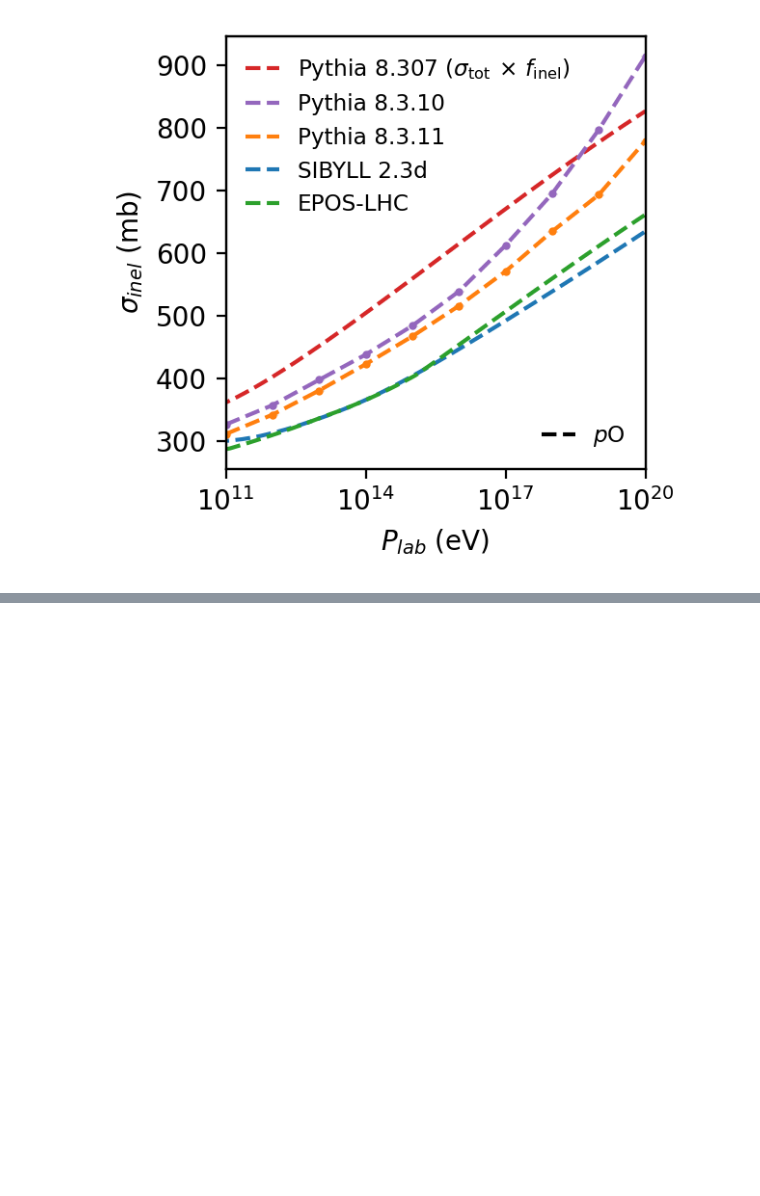
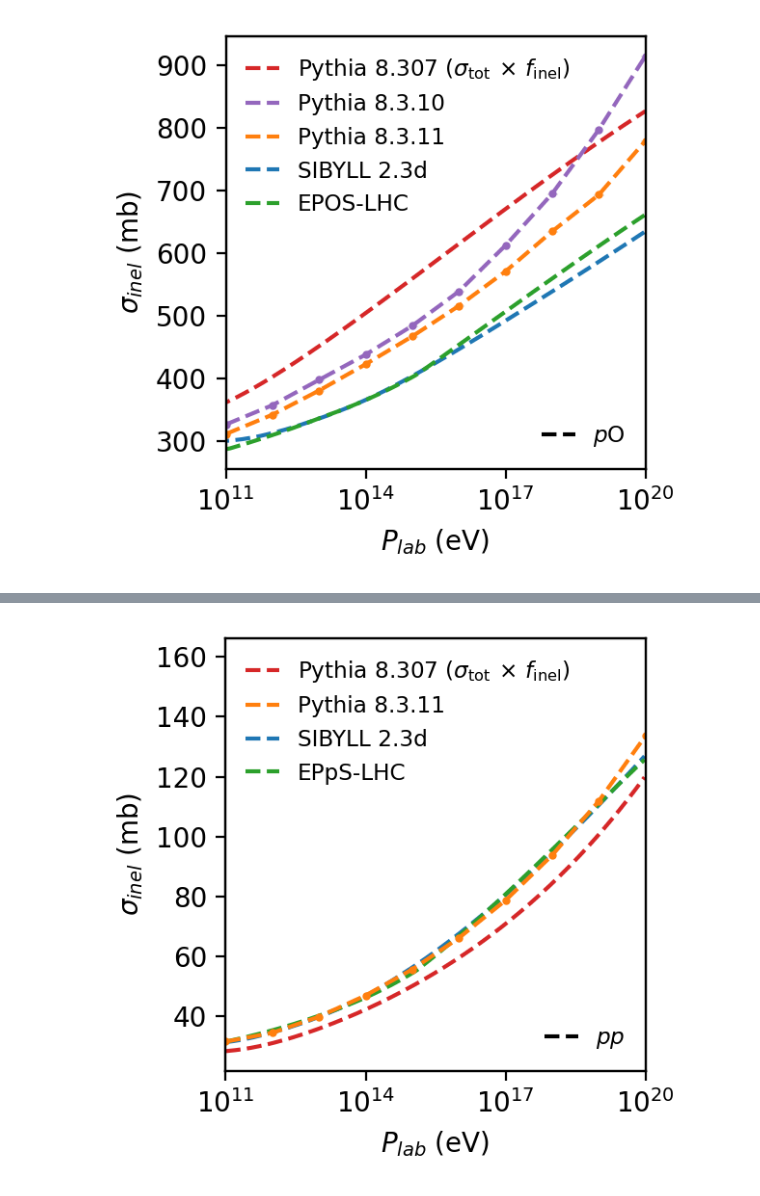
Before and after one commit to gaudu/pythia8311, a Jupyter notebook: examples/pythia8311_xsec_plotting.ipynb, the cells around one changed output, grey strips where cells are left out. Drawn from its saved outputs; the diff is of its cells as text; code cells hidden in the pictures; blank space fills up the shorter version.

```diff
--- a/examples/pythia8311_xsec_plotting.ipynb
+++ b/examples/pythia8311_xsec_plotting.ipynb
@@ -51,6 +51,14 @@ xs_pip_O_sib = loadtxt(f"{xsec_max_path}/xs_pi_O_sib23d.dat", unpack=True)
 xs_pip_O_qgs = loadtxt(f"{xsec_max_path}/xs_pi_O_qgsII04.dat", unpack=True)
 xs_pip_O_epos = loadtxt(f"{xsec_max_path}/xs_pi_O_EPOS-LHC.dat", unpack=True)
 xs_pip_O_py8307 = loadtxt(f"{xsec_max_path}/xs_pi_O_Pythia8307.dat", unpack=True)
+
+xs_p_p_sib = loadtxt(f"{xsec_max_path}/xs_p_p_sib23d.dat", unpack=True)
+xs_p_p_epos = loadtxt(f"{xsec_max_path}/xs_p_p_EPOS-LHC.dat", unpack=True)
+xs_p_p_py8307 = loadtxt(f"{xsec_max_path}/xs_p_p_Pythia8307.dat", unpack=True)
+
+xs_pip_p_sib = loadtxt(f"{xsec_max_path}/xs_pi_p_sib23d.dat", unpack=True)
+xs_pip_p_epos = loadtxt(f"{xsec_max_path}/xs_pi_p_EPOS-LHC.dat", unpack=True)
+xs_pip_p_py8307 = loadtxt(f"{xsec_max_path}/xs_pi_p_Pythia8307.dat", unpack=True)
 # %% [markdown]
 Exported datasets from Pythia 8.3.10 from jupyter notebook `pythi8310/Pythia8.3.10_cross_section_tables.ipynb`:
 # %%
@@ -165,0 +174,22 @@ fig.savefig("xs_inel_piO.png", dpi=400)
+# %%
+fig, ax = plt.subplots(figsize=(3.2,3), dpi=200)
+ax.set(xlim=(1e11,1e20))
+ax.set_xscale('log')
+ax.set(xlabel=r"$P_{lab}$ (eV)", ylabel=r"$\sigma_{inel}$ (mb)")
+
+ax.plot(xs_p_p_py8307[0,:], xs_p_p_py8307[1,:] * 0.9, "--", color="C3", label="Pythia 8.307 ($\\sigma_{\\mathrm{tot}} \\, \\times \\, f_{\\mathrm{inel}}$)")
+ax.errorbar(p_p_dataframe['elab']*1e9, p_p_dataframe['sig_inel'], yerr=p_p_dataframe['err_inel'], c='tab:orange', fmt='o', ms=2, ecolor='lightgrey', elinewidth=4, ls='--')
+ax.plot([None], [None], ls='--', color="tab:orange", label="Pythia 8.3.11")
+ax.plot(xs_p_p_sib[0,:], xs_p_p_sib[1,:], "--", color="C0", label="SIBYLL 2.3d")
+ax.plot(xs_p_p_epos[0,:], xs_p_p_epos[1,:], "--", color="C2", label="EPpS-LHC")
+ax.legend(loc='upper left', bbox_to_anchor=(0, 1), fontsize="small", frameon=False, handlelength=1.5)
+
+ax2 = ax.twinx()
+ax2.get_yaxis().set_visible(False)
+ax2.plot([None], [None], "--", color="black", label="$pp$")
+ax2.legend(loc='lower right', bbox_to_anchor=(1, 0), fontsize="small", frameon=False, handlelength=1.5)
+
+fig.tight_layout()
+fig.savefig("xs_inel_pp.png", dpi=400)
+# %% [output]
+[figure, added]
```
Also changed, not shown: parts of 5 cells of this notebook, 3 other files.
